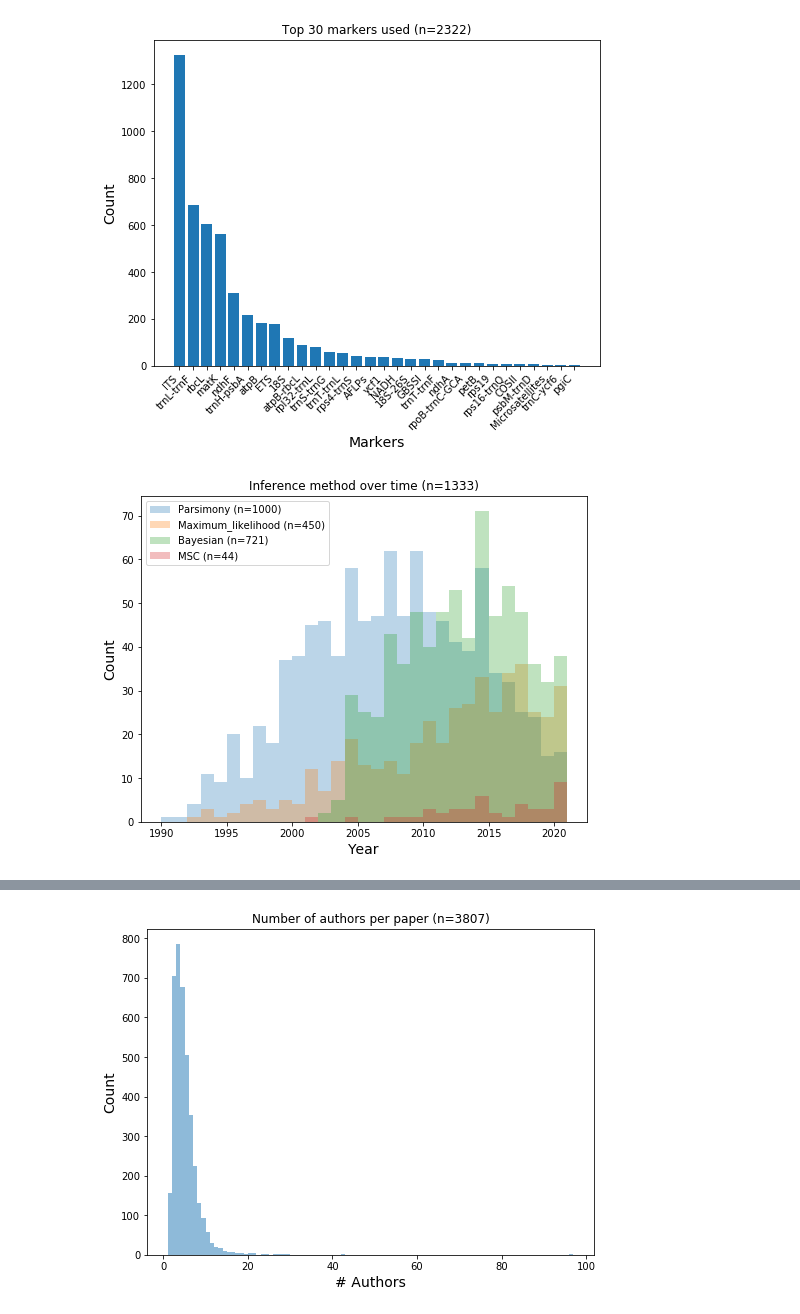
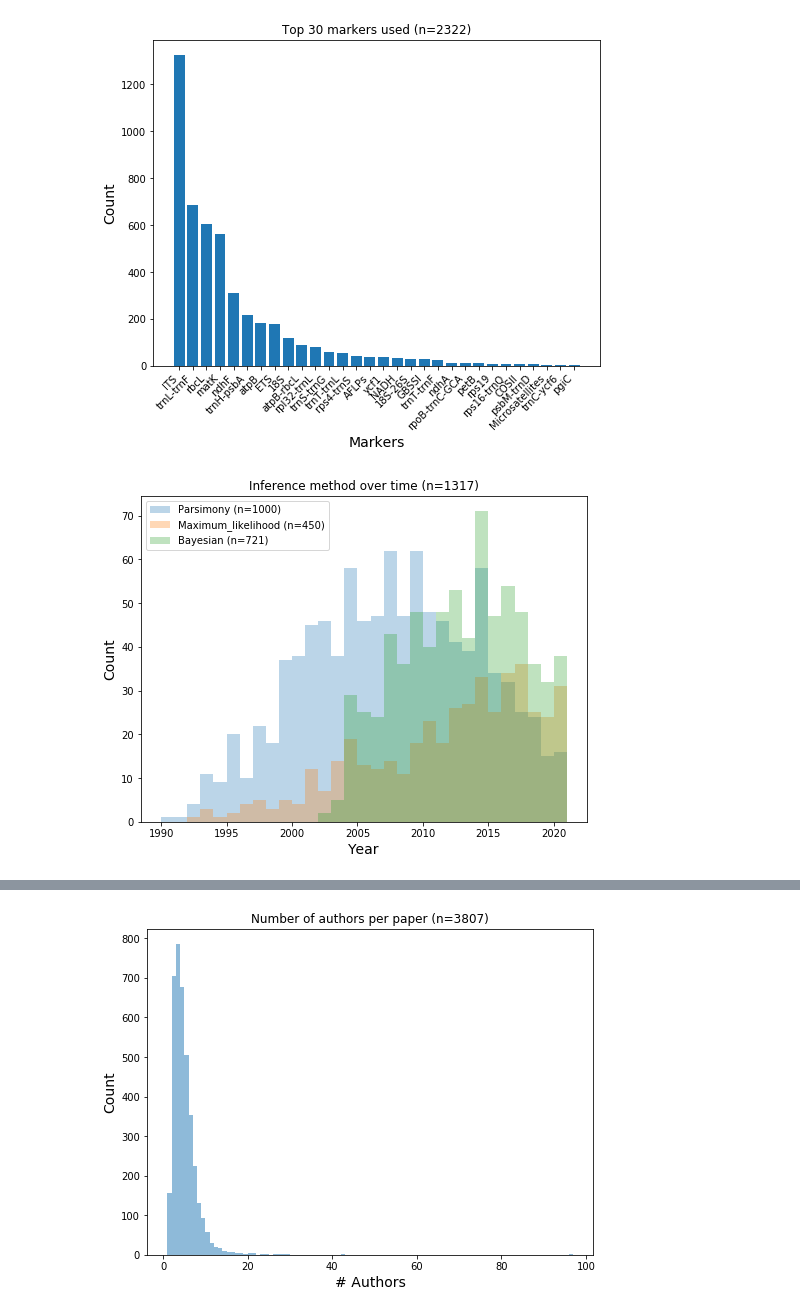
Before and after one commit to camayal/sysmexrev, a Jupyter notebook: 7_Stats/stats.ipynb, the cells around one changed output, grey strips where cells are left out. Saved outputs shown, nothing was run; the diff lists cells and outputs as text; code cells hidden in the pictures.

```diff
--- a/7_Stats/stats.ipynb
+++ b/7_Stats/stats.ipynb
@@ -71,24 +71,24 @@ plt.show()
 # %%
 plt.figure(figsize=(8,6))
 name="Inference method over time"
 
-fields = ["t.Parsimony", "t.Maximum_likelihood", "t.Bayesian", "t.MSC"]
+fields = ["t.Parsimony", "t.Maximum_likelihood", "t.Bayesian"]
 n_global = df[fields].notnull().any(axis=1).sum()
 
 
 for set in fields:
     data = df[df[set] == 1]["c.year"]
     w = 1
     n = math.ceil((data.max() - data.min())/w)
     plt.hist(data, bins=n, alpha=0.3, label=f"{set[2:]} (n={data.shape[0]})", )
 
 plt.xlabel("Year", size=14)
 plt.ylabel("Count", size=14)
 plt.title(f"{name} (n={n_global})")
 plt.legend(loc='upper left')
 
-plt.savefig(f"./figs/{name.lower().replace(' ', '_')}", bbox_inches='tight')
+plt.savefig(f"./figs/{name.lower().replace(' ', '_')}.svg", bbox_inches='tight', format="svg")
 
 plt.show()
 # %% [output]
-[figure, old version]
+[figure, new version]
```
Also changed, not shown: parts of 22 cells of this notebook, 32 other files.
